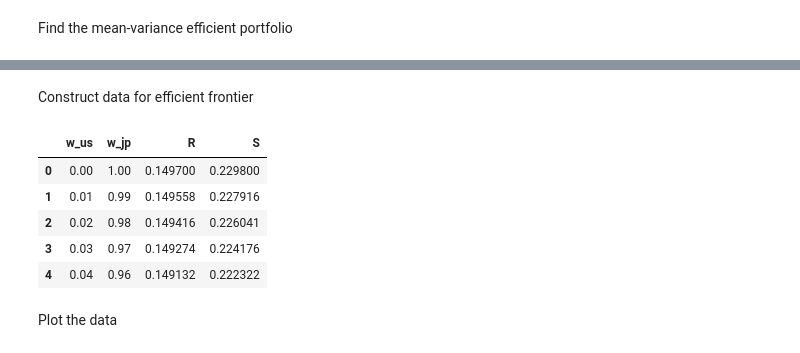
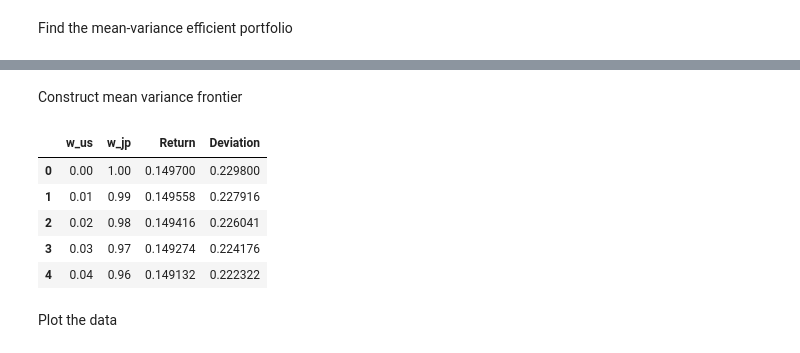
Before and after one commit to lamhq/tech-notes, a Jupyter notebook: finance/3-portfolio-optimization/2-mean-variance-opt.ipynb, the cells around one changed output, grey strips where cells are left out. Cells and saved outputs as stored; diff of their text form; code cells hidden in the pictures.

```diff
--- a/finance/3-portfolio-optimization/2-mean-variance-opt.ipynb
+++ b/finance/3-portfolio-optimization/2-mean-variance-opt.ipynb
@@ -12,14 +64,13 @@ from scipy.optimize import minimize
 Define two risky assets and return of risk-free asset:
 # %%
 assets_df = pd.DataFrame({
-  'R': [0.1355, 0.1497],
-  'S': [0.1535, 0.2298]
+  'Return': [0.1355, 0.1497],
+  'Deviation': [0.1535, 0.2298]
 }, index=['US', 'Japan'])
-corr = 0.2663
-r_rf = 0.05
-r_us = assets_df.at['US', 'R']
-r_jp = assets_df.at['Japan', 'R']
-s_us = assets_df.at['US', 'S']
-s_jp = assets_df.at['Japan', 'S']
-
-assets_df
+asset_corr = pd.DataFrame({
+  'US': [1, 0.2663],
+  'Japan': [0.2663, 1],
+}, index=['US',  'Japan'])
+rf_return = 0.05
+asset_cov = calc_corv(assets_df['Deviation'], asset_corr.to_numpy())
+asset_cov
@@ -73,13 +98,17 @@ cal_df.tail()
-# %% [markdown]
-Construct data for efficient frontier
+# %% [markdown]
+Construct mean variance frontier
 # %%
-ef_df = pd.DataFrame({ 'w_us': np.arange(0, 1.01, step=0.01) })
+ef_df = pd.DataFrame({ 'w_us': np.arange(0, 1.1, step=0.01) })
 ef_df['w_jp'] = 1 - ef_df['w_us']
-ef_df['R'] = portolio_return(ef_df['w_us'], ef_df['w_jp'], r_us, r_jp)
-ef_df['S'] = portfolio_volatility(ef_df['w_us'], ef_df['w_jp'], s_us, s_jp, corr)
+ef_df['Return'] = np.dot(ef_df[['w_us', 'w_jp']], assets_df['Return'])
+ef_df['Deviation'] = np.sqrt(np.apply_along_axis(
+  lambda x: np.dot(np.dot(x.T, asset_cov), x),
+  axis=1, arr=ef_df[['w_us', 'w_jp']].values
+))
+
 ef_df.head()
 # %% [output]
-|  | w_us | w_jp | R | S |
+|  | w_us | w_jp | Return | Deviation |
 | 0 | 0.00 | 1.00 | 0.149700 | 0.229800 |
 | 1 | 0.01 | 0.99 | 0.149558 | 0.227916 |
 | 2 | 0.02 | 0.98 | 0.149416 | 0.226041 |
```
Also changed, not shown: parts of 17 cells of this notebook.
